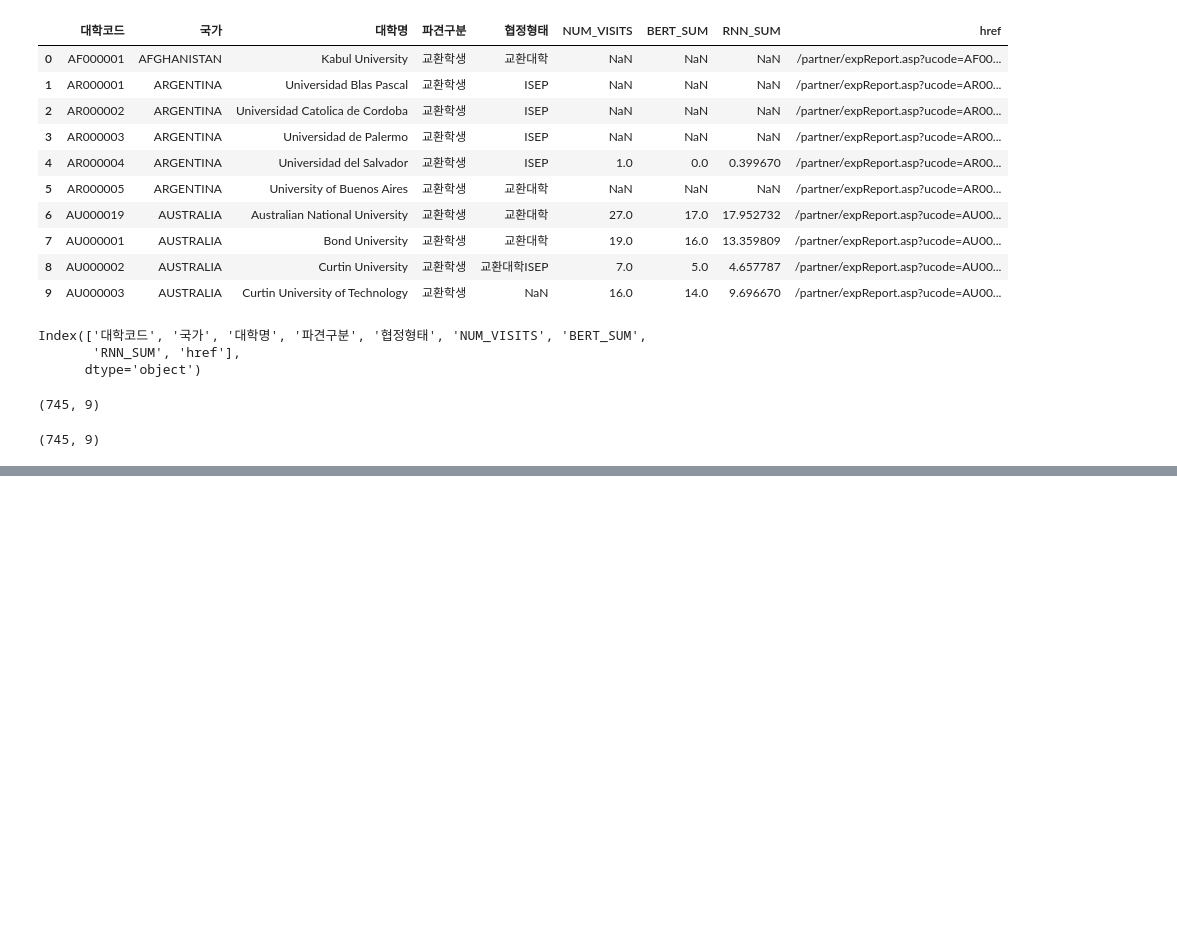
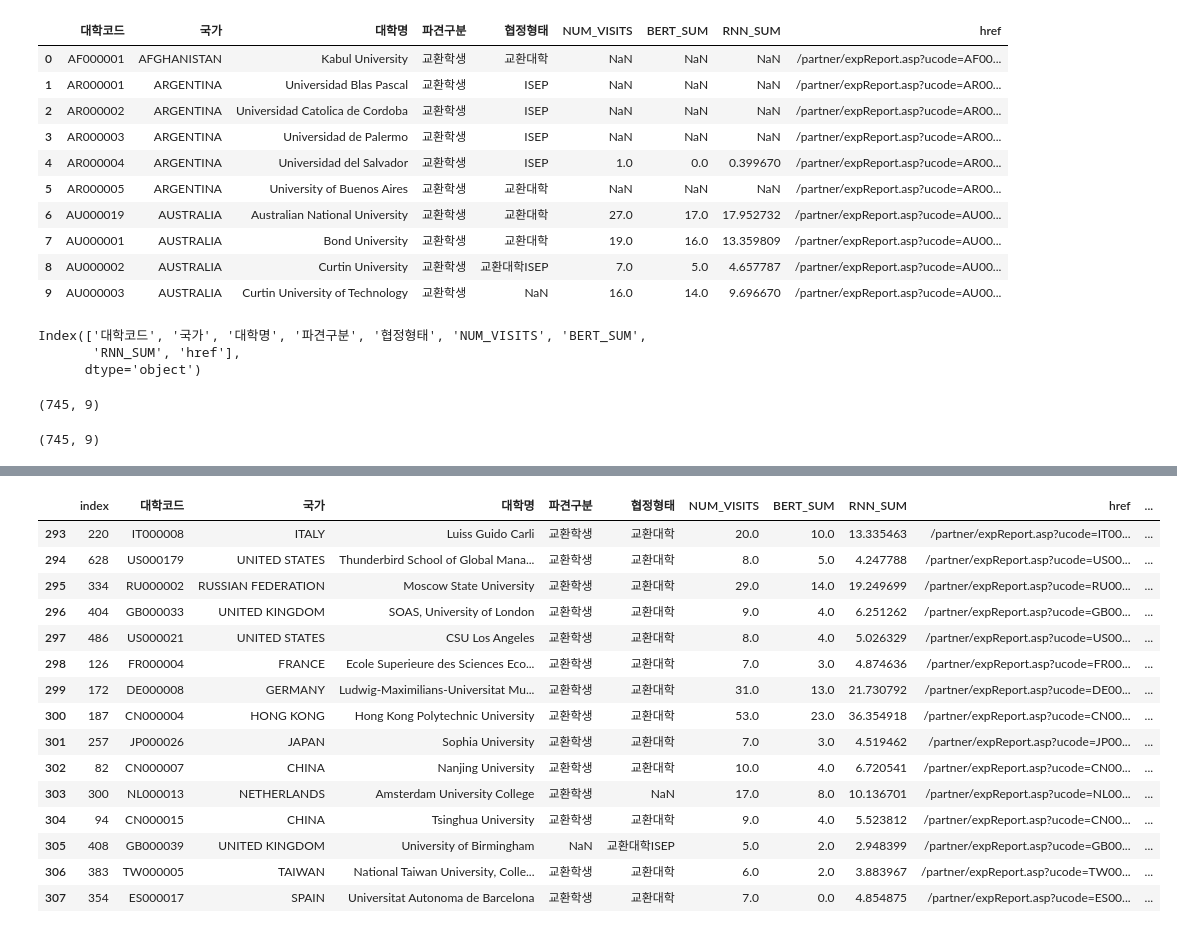
Before and after one commit to snoop2head/yonsei-exchange-program, a Jupyter notebook: wrangle_dataset.ipynb, the cells around one changed output, grey strips where cells are left out. Drawn from its saved outputs; the diff is of its cells as text; code cells hidden in the pictures; blank space fills up the shorter version.

```diff
--- a/wrangle_dataset.ipynb
+++ b/wrangle_dataset.ipynb
@@ -345,0 +455,19 @@ df_univ_wrangled.to_csv("./data_wrangled/df_univ_wrangled.csv",encoding="utf-8",
+# %%
+df_ranking.tail(15)
+# %% [output]
+|  | index | 대학코드 | 국가 | 대학명 | 파견구분 | 협정형태 | NUM_VISITS | BERT_SUM | RNN_SUM | href | ... |
+| 293 | 220 | IT000008 | ITALY | Luiss Guido Carli | 교환학생 | 교환대학 | 20.0 | 10.0 | 13.335463 | /partner/expReport.asp?ucode=IT00... | ... |
+| 294 | 628 | US000179 | UNITED STATES | Thunderbird School of Global Mana... | 교환학생 | 교환대학 | 8.0 | 5.0 | 4.247788 | /partner/expReport.asp?ucode=US00... | ... |
+| 295 | 334 | RU000002 | RUSSIAN FEDERATION | Moscow State University | 교환학생 | 교환대학 | 29.0 | 14.0 | 19.249699 | /partner/expReport.asp?ucode=RU00... | ... |
+| 296 | 404 | GB000033 | UNITED KINGDOM | SOAS, University of London | 교환학생 | 교환대학 | 9.0 | 4.0 | 6.251262 | /partner/expReport.asp?ucode=GB00... | ... |
+| 297 | 486 | US000021 | UNITED STATES | CSU Los Angeles | 교환학생 | 교환대학 | 8.0 | 4.0 | 5.026329 | /partner/expReport.asp?ucode=US00... | ... |
+| 298 | 126 | FR000004 | FRANCE | Ecole Superieure des Sciences Eco... | 교환학생 | 교환대학 | 7.0 | 3.0 | 4.874636 | /partner/expReport.asp?ucode=FR00... | ... |
+| 299 | 172 | DE000008 | GERMANY | Ludwig-Maximilians-Universitat Mu... | 교환학생 | 교환대학 | 31.0 | 13.0 | 21.730792 | /partner/expReport.asp?ucode=DE00... | ... |
+| 300 | 187 | CN000004 | HONG KONG | Hong Kong Polytechnic University | 교환학생 | 교환대학 | 53.0 | 23.0 | 36.354918 | /partner/expReport.asp?ucode=CN00... | ... |
+| 301 | 257 | JP000026 | JAPAN | Sophia University | 교환학생 | 교환대학 | 7.0 | 3.0 | 4.519462 | /partner/expReport.asp?ucode=JP00... | ... |
+| 302 | 82 | CN000007 | CHINA | Nanjing University | 교환학생 | 교환대학 | 10.0 | 4.0 | 6.720541 | /partner/expReport.asp?ucode=CN00... | ... |
+| 303 | 300 | NL000013 | NETHERLANDS | Amsterdam University College | 교환학생 | NaN | 17.0 | 8.0 | 10.136701 | /partner/expReport.asp?ucode=NL00... | ... |
+| 304 | 94 | CN000015 | CHINA | Tsinghua University | 교환학생 | 교환대학 | 9.0 | 4.0 | 5.523812 | /partner/expReport.asp?ucode=CN00... | ... |
+| 305 | 408 | GB000039 | UNITED KINGDOM | University of Birmingham | NaN | 교환대학ISEP | 5.0 | 2.0 | 2.948399 | /partner/expReport.asp?ucode=GB00... | ... |
+| 306 | 383 | TW000005 | TAIWAN | National Taiwan University, Colle... | 교환학생 | 교환대학 | 6.0 | 2.0 | 3.883967 | /partner/expReport.asp?ucode=TW00... | ... |
+| 307 | 354 | ES000017 | SPAIN | Universitat Autonoma de Barcelona | 교환학생 | 교환대학 | 7.0 | 0.0 | 4.854875 | /partner/expReport.asp?ucode=ES00... | ... |
```
Also changed, not shown: parts of 13 cells of this notebook, 1 other file.
